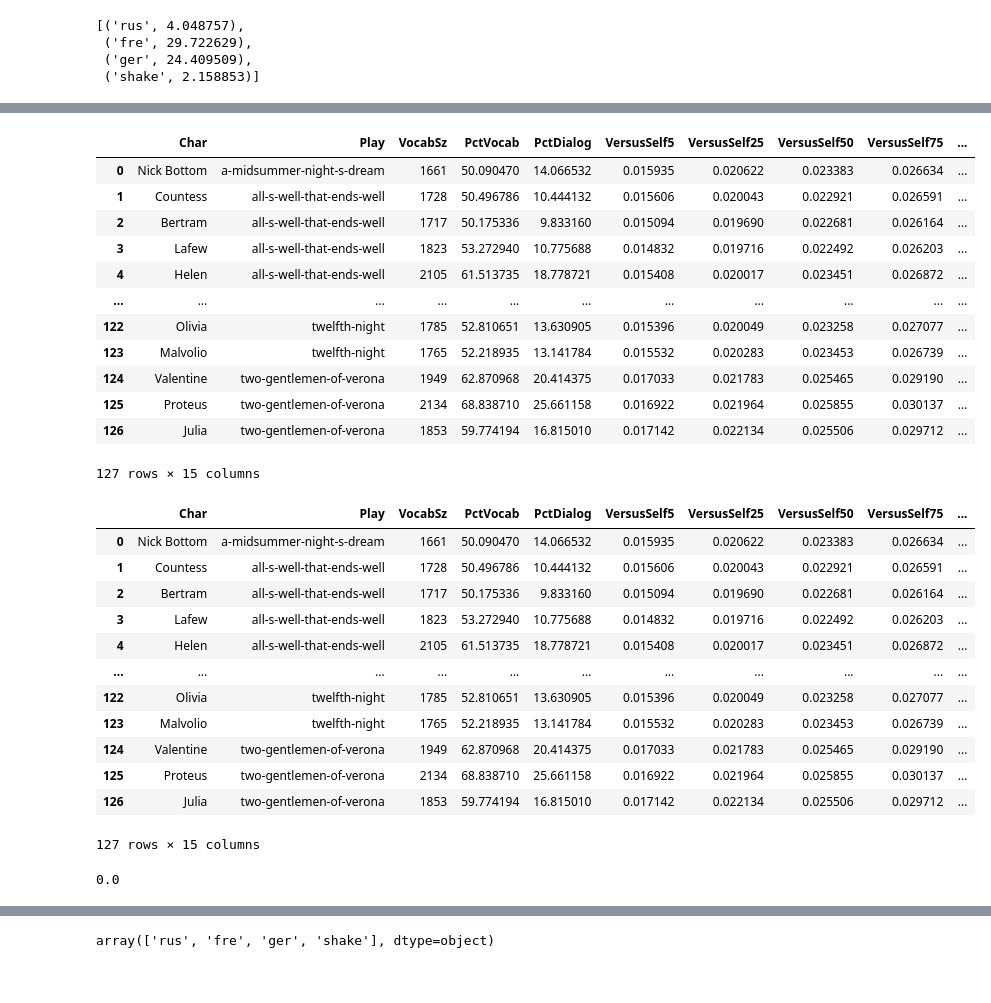
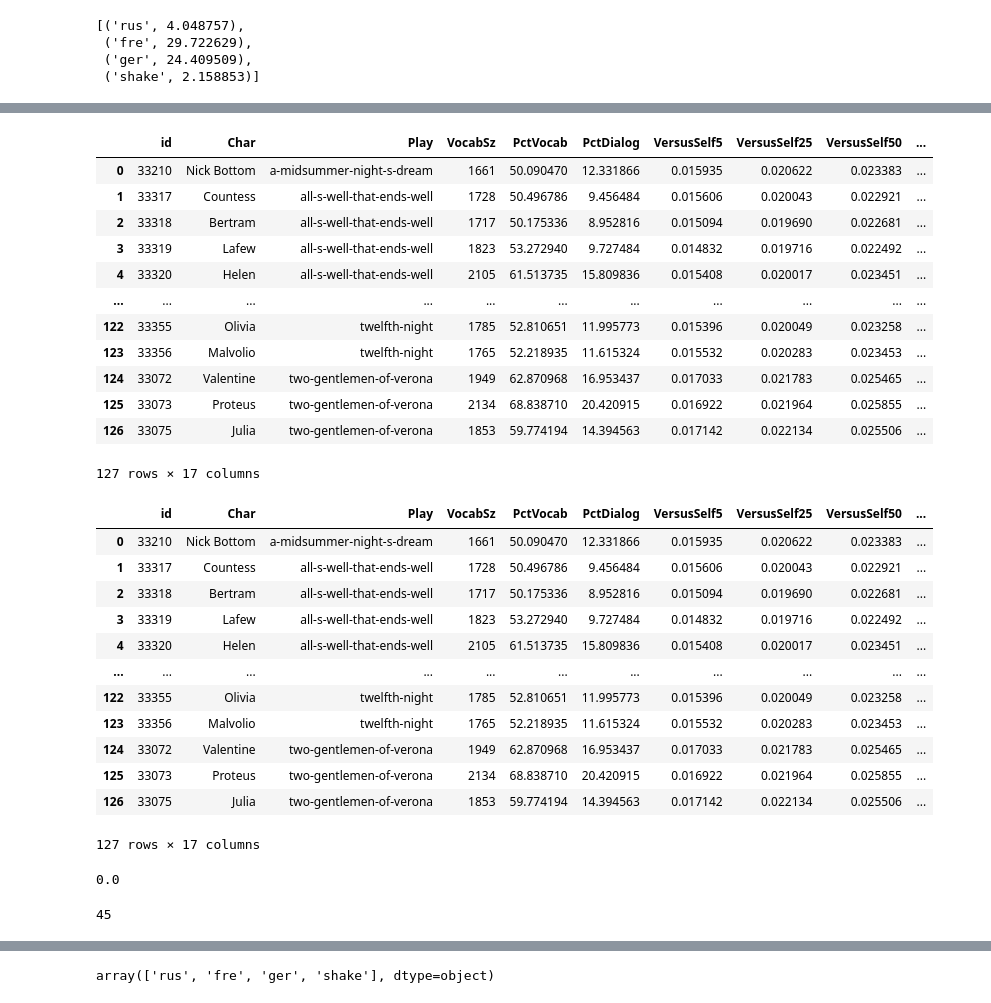
Before and after one commit to perechen/difs-character-voices, a Jupyter notebook: data/all_stars_clean.ipynb, the cells around one changed output, grey strips where cells are left out. Drawn from its saved outputs; the diff is of its cells as text; code cells hidden in the pictures.

```diff
--- a/data/all_stars_clean.ipynb
+++ b/data/all_stars_clean.ipynb
@@ -154,3 +134,10 @@ allstars
 | 34484 | LORDS.MYTILENE.0.1_Per | Lord | False | MALE | shake | pericles | sir we have a maid in mytilene i ... |
 | 34485 | Diana_Per | Diana | False | FEMALE | shake | pericles | my temple stands in ephesus hie t... |
 34414 rows × 7 columns
+# %%
+# The supplied id column is useless (full of duplicates) so
+# let's just use a numeric id, which we'll need later for
+# various things
+
+allstars.id = allstars.index
+allstars
@@ -531,39 +388,39 @@ theme(
 # %%
-df1 = energy_df.copy()
+df1 = energy_df_shake.copy()
 df1
 # %% [output]
-|  | Char | Play | VocabSz | PctVocab | PctDialog | VersusSelf5 | VersusSelf25 | VersusSelf50 | VersusSelf75 | ... |
-| 0 | Nick Bottom | a-midsummer-night-s-dream | 1661 | 50.090470 | 14.066532 | 0.015935 | 0.020622 | 0.023383 | 0.026634 | ... |
-| 1 | Countess | all-s-well-that-ends-well | 1728 | 50.496786 | 10.444132 | 0.015606 | 0.020043 | 0.022921 | 0.026591 | ... |
-| 2 | Bertram | all-s-well-that-ends-well | 1717 | 50.175336 | 9.833160 | 0.015094 | 0.019690 | 0.022681 | 0.026164 | ... |
-| 3 | Lafew | all-s-well-that-ends-well | 1823 | 53.272940 | 10.775688 | 0.014832 | 0.019716 | 0.022492 | 0.026203 | ... |
-| 4 | Helen | all-s-well-that-ends-well | 2105 | 61.513735 | 18.778721 | 0.015408 | 0.020017 | 0.023451 | 0.026872 | ... |
+|  | id | Char | Play | VocabSz | PctVocab | PctDialog | VersusSelf5 | VersusSelf25 | VersusSelf50 | ... |
+| 0 | 33210 | Nick Bottom | a-midsummer-night-s-dream | 1661 | 50.090470 | 12.331866 | 0.015935 | 0.020622 | 0.023383 | ... |
+| 1 | 33317 | Countess | all-s-well-that-ends-well | 1728 | 50.496786 | 9.456484 | 0.015606 | 0.020043 | 0.022921 | ... |
+| 2 | 33318 | Bertram | all-s-well-that-ends-well | 1717 | 50.175336 | 8.952816 | 0.015094 | 0.019690 | 0.022681 | ... |
+| 3 | 33319 | Lafew | all-s-well-that-ends-well | 1823 | 53.272940 | 9.727484 | 0.014832 | 0.019716 | 0.022492 | ... |
+| 4 | 33320 | Helen | all-s-well-that-ends-well | 2105 | 61.513735 | 15.809836 | 0.015408 | 0.020017 | 0.023451 | ... |
 | ... | ... | ... | ... | ... | ... | ... | ... | ... | ... | ... |
-| 122 | Olivia | twelfth-night | 1785 | 52.810651 | 13.630905 | 0.015396 | 0.020049 | 0.023258 | 0.027077 | ... |
-| 123 | Malvolio | twelfth-night | 1765 | 52.218935 | 13.141784 | 0.015532 | 0.020283 | 0.023453 | 0.026739 | ... |
-| 124 | Valentine | two-gentlemen-of-verona | 1949 | 62.870968 | 20.414375 | 0.017033 | 0.021783 | 0.025465 | 0.029190 | ... |
-| 125 | Proteus | two-gentlemen-of-verona | 2134 | 68.838710 | 25.661158 | 0.016922 | 0.021964 | 0.025855 | 0.030137 | ... |
-| 126 | Julia | two-gentlemen-of-verona | 1853 | 59.774194 | 16.815010 | 0.017142 | 0.022134 | 0.025506 | 0.029712 | ... |
+| 122 | 33355 | Olivia | twelfth-night | 1785 | 52.810651 | 11.995773 | 0.015396 | 0.020049 | 0.023258 | ... |
+| 123 | 33356 | Malvolio | twelfth-night | 1765 | 52.218935 | 11.615324 | 0.015532 | 0.020283 | 0.023453 | ... |
+| 124 | 33072 | Valentine | two-gentlemen-of-verona | 1949 | 62.870968 | 16.953437 | 0.017033 | 0.021783 | 0.025465 | ... |
+| 125 | 33073 | Proteus | two-gentlemen-of-verona | 2134 | 68.838710 | 20.420915 | 0.016922 | 0.021964 | 0.025855 | ... |
+| 126 | 33075 | Julia | two-gentlemen-of-verona | 1853 | 59.774194 | 14.394563 | 0.017142 | 0.022134 | 0.025506 | ... |
-127 rows × 15 columns
+127 rows × 17 columns
 # %%
 # RUN ANALYSIS AGAIN FIRST
 
-df2 = energy_df.copy()
+df2 = energy_df_shake.copy()
 df2
 # %% [output]
-|  | Char | Play | VocabSz | PctVocab | PctDialog | VersusSelf5 | VersusSelf25 | VersusSelf50 | VersusSelf75 | ... |
-| 0 | Nick Bottom | a-midsummer-night-s-dream | 1661 | 50.090470 | 14.066532 | 0.015935 | 0.020622 | 0.023383 | 0.026634 | ... |
-| 1 | Countess | all-s-well-that-ends-well | 1728 | 50.496786 | 10.444132 | 0.015606 | 0.020043 | 0.022921 | 0.026591 | ... |
-| 2 | Bertram | all-s-well-that-ends-well | 1717 | 50.175336 | 9.833160 | 0.015094 | 0.019690 | 0.022681 | 0.026164 | ... |
-| 3 | Lafew | all-s-well-that-ends-well | 1823 | 53.272940 | 10.775688 | 0.014832 | 0.019716 | 0.022492 | 0.026203 | ... |
-| 4 | Helen | all-s-well-that-ends-well | 2105 | 61.513735 | 18.778721 | 0.015408 | 0.020017 | 0.023451 | 0.026872 | ... |
+|  | id | Char | Play | VocabSz | PctVocab | PctDialog | VersusSelf5 | VersusSelf25 | VersusSelf50 | ... |
+| 0 | 33210 | Nick Bottom | a-midsummer-night-s-dream | 1661 | 50.090470 | 12.331866 | 0.015935 | 0.020622 | 0.023383 | ... |
+| 1 | 33317 | Countess | all-s-well-that-ends-well | 1728 | 50.496786 | 9.456484 | 0.015606 | 0.020043 | 0.022921 | ... |
+| 2 | 33318 | Bertram | all-s-well-that-ends-well | 1717 | 50.175336 | 8.952816 | 0.015094 | 0.019690 | 0.022681 | ... |
+| 3 | 33319 | Lafew | all-s-well-that-ends-well | 1823 | 53.272940 | 9.727484 | 0.014832 | 0.019716 | 0.022492 | ... |
+| 4 | 33320 | Helen | all-s-well-that-ends-well | 2105 | 61.513735 | 15.809836 | 0.015408 | 0.020017 | 0.023451 | ... |
 | ... | ... | ... | ... | ... | ... | ... | ... | ... | ... | ... |
-| 122 | Olivia | twelfth-night | 1785 | 52.810651 | 13.630905 | 0.015396 | 0.020049 | 0.023258 | 0.027077 | ... |
-| 123 | Malvolio | twelfth-night | 1765 | 52.218935 | 13.141784 | 0.015532 | 0.020283 | 0.023453 | 0.026739 | ... |
-| 124 | Valentine | two-gentlemen-of-verona | 1949 | 62.870968 | 20.414375 | 0.017033 | 0.021783 | 0.025465 | 0.029190 | ... |
-| 125 | Proteus | two-gentlemen-of-verona | 2134 | 68.838710 | 25.661158 | 0.016922 | 0.021964 | 0.025855 | 0.030137 | ... |
-| 126 | Julia | two-gentlemen-of-verona | 1853 | 59.774194 | 16.815010 | 0.017142 | 0.022134 | 0.025506 | 0.029712 | ... |
+| 122 | 33355 | Olivia | twelfth-night | 1785 | 52.810651 | 11.995773 | 0.015396 | 0.020049 | 0.023258 | ... |
+| 123 | 33356 | Malvolio | twelfth-night | 1765 | 52.218935 | 11.615324 | 0.015532 | 0.020283 | 0.023453 | ... |
+| 124 | 33072 | Valentine | two-gentlemen-of-verona | 1949 | 62.870968 | 16.953437 | 0.017033 | 0.021783 | 0.025465 | ... |
+| 125 | 33073 | Proteus | two-gentlemen-of-verona | 2134 | 68.838710 | 20.420915 | 0.016922 | 0.021964 | 0.025855 | ... |
+| 126 | 33075 | Julia | two-gentlemen-of-verona | 1853 | 59.774194 | 14.394563 | 0.017142 | 0.022134 | 0.025506 | ... |
-127 rows × 15 columns
+127 rows × 17 columns
 # %%
 # OK seems like we have reproducible results
 
@@ -575,3 +432,9 @@ energy_df.to_pickle('shakespeare_energy_dists.pkl.zip')
+# %%
+# Need to do something about this!
+
+len(energy_df_shake[energy_df_shake.gender.isna()])
+# %% [output]
+45
 # %%
 
 SS = SeedSequence(2022)
```
Also changed, not shown: parts of 39 cells of this notebook, 7 other files.
